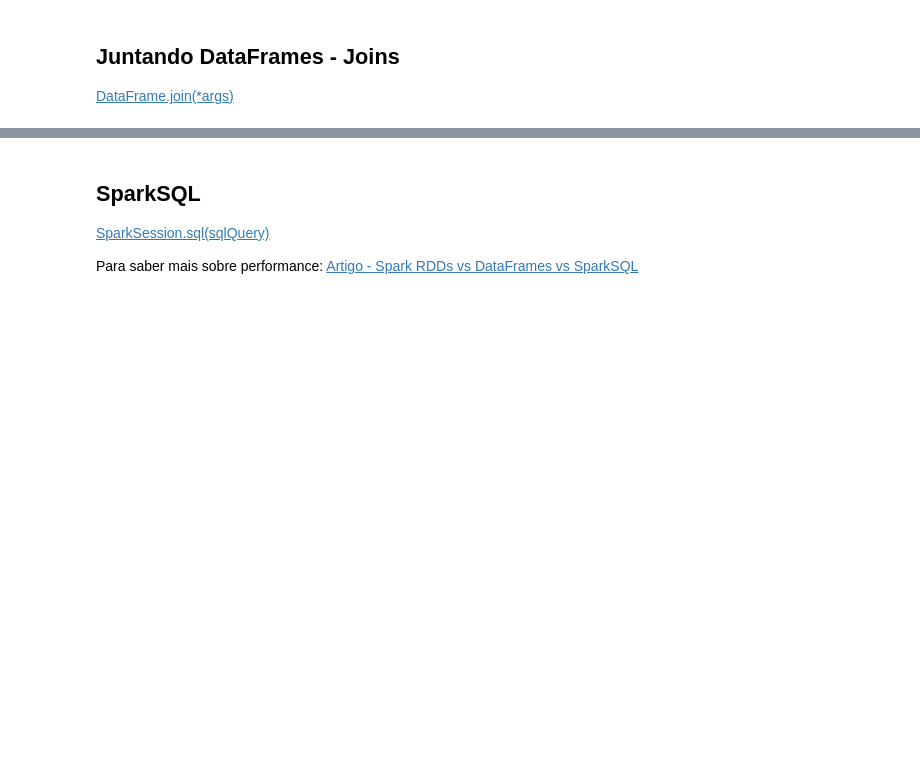
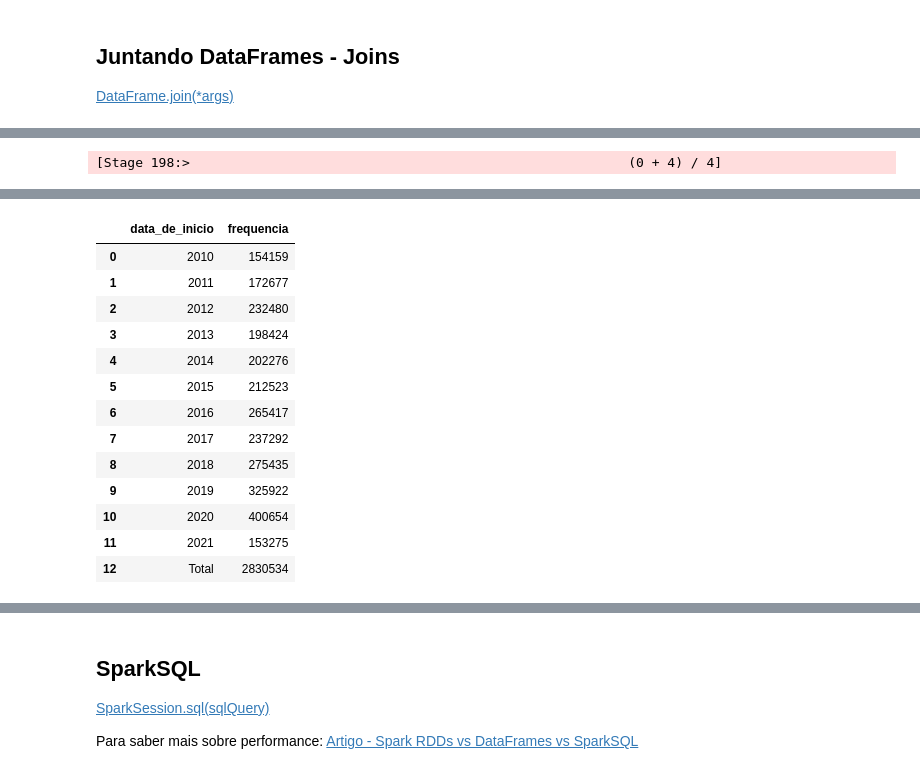
Before and after one commit to weslleyalmeid/MLEngineer-Studies, a Jupyter notebook: spark-alura/01-projeto_spark.ipynb, the cells around one changed output, grey strips where cells are left out. Cells and saved outputs as stored; diff of their text form; code cells hidden in the pictures; blank space fills up the shorter version.

```diff
--- a/spark-alura/01-projeto_spark.ipynb
+++ b/spark-alura/01-projeto_spark.ipynb
@@ -1251,0 +1496,3 @@ df\
+# %%
+empresas_join = estabelecimentos.join(empresas, on='cnpj_basico', how='inner')
+empresas_join.printSchema()
@@ -1251,0 +1517,10 @@ df\
+# %%
+freq = empresas_join\
+    .select(
+        'cnpj_basico',
+        f.year('data_de_inicio_atividade').alias('data_de_inicio')
+    )\
+    .where('data_de_inicio >= 2010')\
+    .groupBy('data_de_inicio')\
+    .agg(f.count('cnpj_basico').alias('frequencia'))\
+    .orderBy('data_de_inicio', ascending=True)
@@ -1251,0 +1548,9 @@ df\
+# %%
+freq.union(
+    freq.select(
+        f.lit('Total').alias('data_de_inicio'),
+        f.sum(freq['frequencia']).alias('frequencia')
+    )
+).toPandas()
+# %% [output]
+[Stage 198:>                                                        (0 + 4) / 4]
@@ -1251,0 +1561,14 @@ df\
+|  | data_de_inicio | frequencia |
+| 0 | 2010 | 154159 |
+| 1 | 2011 | 172677 |
+| 2 | 2012 | 232480 |
+| 3 | 2013 | 198424 |
+| 4 | 2014 | 202276 |
+| 5 | 2015 | 212523 |
+| 6 | 2016 | 265417 |
+| 7 | 2017 | 237292 |
+| 8 | 2018 | 275435 |
+| 9 | 2019 | 325922 |
+| 10 | 2020 | 400654 |
+| 11 | 2021 | 153275 |
+| 12 | Total | 2830534 |
```
Also changed, not shown: parts of 31 cells of this notebook.
